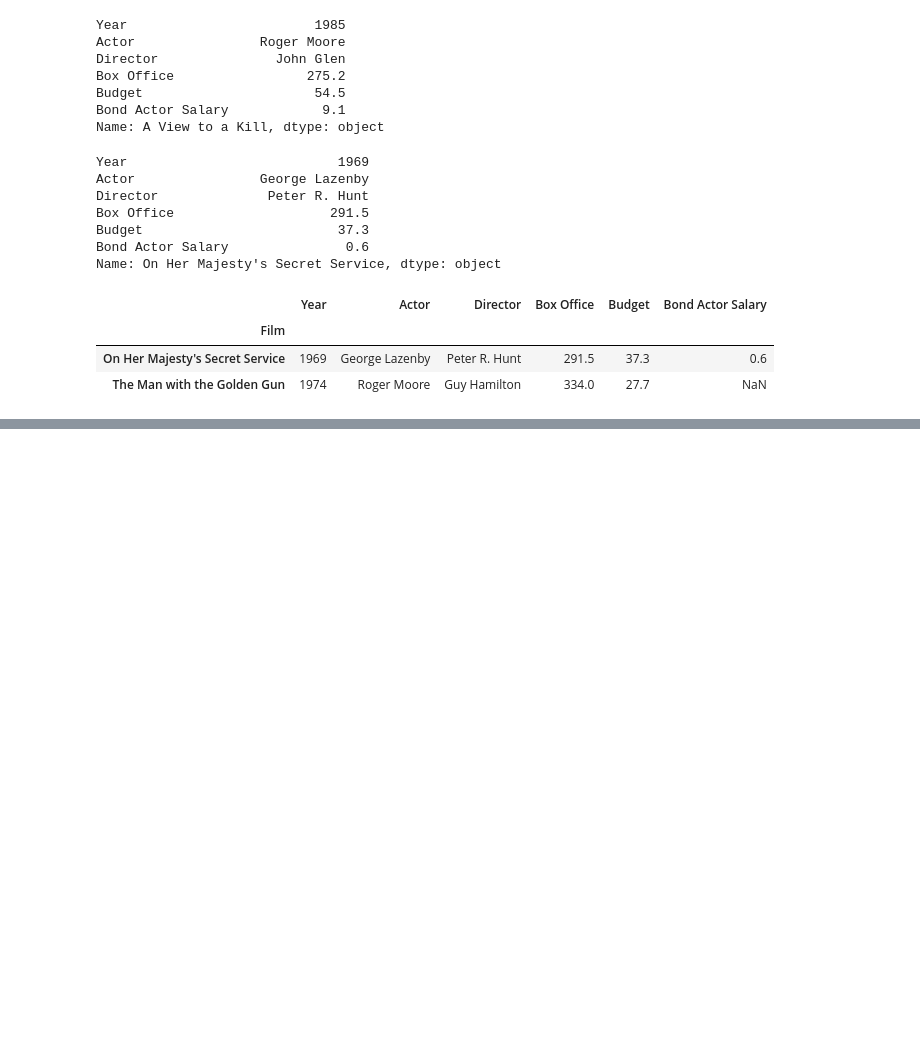
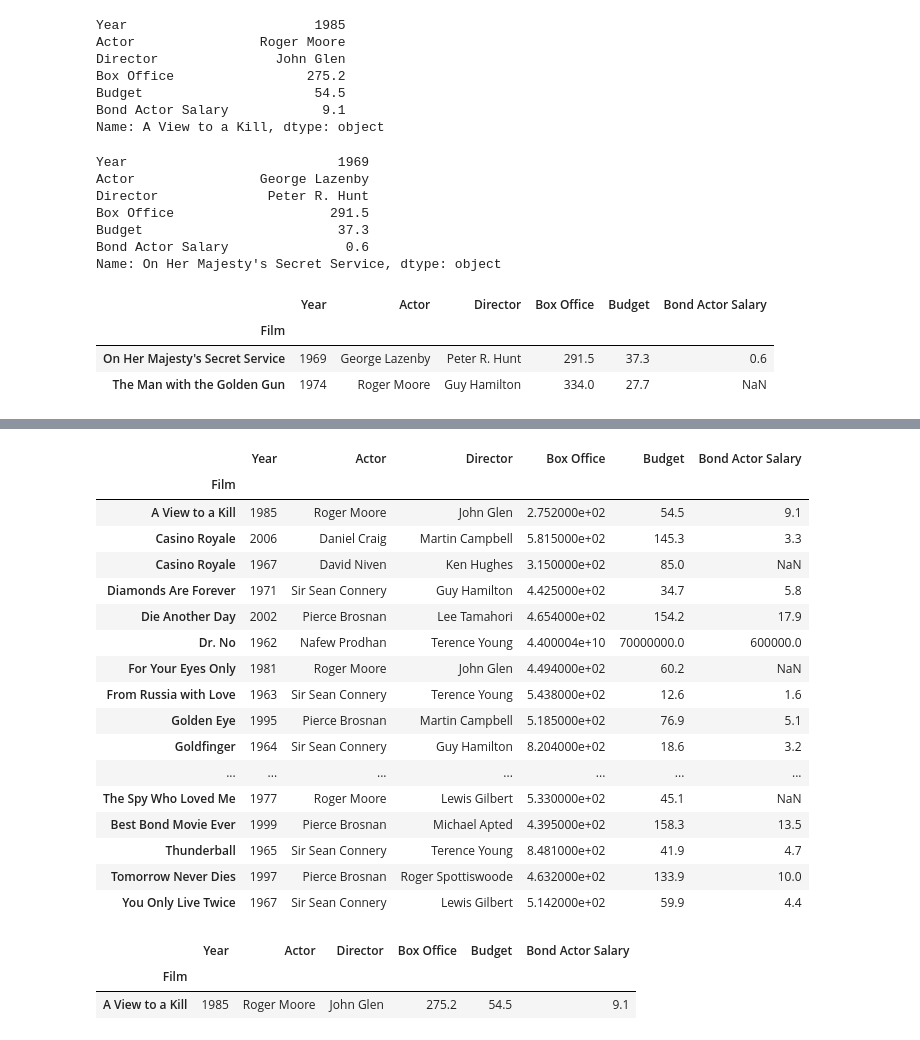
Before and after one commit to nafewprodhan/Course---Data-Analysis-with-Pandas-and-Python, a Jupyter notebook: 3_DataFrames3--DataExtraction.ipynb, the cells around one changed output, grey strips where cells are left out. Saved outputs shown, nothing was run; the diff lists cells and outputs as text; code cells hidden in the pictures; blank space fills up the shorter version.

```diff
--- a/3_DataFrames3--DataExtraction.ipynb
+++ b/3_DataFrames3--DataExtraction.ipynb
@@ -187,0 +376,35 @@ bond.iloc[:4]
+# %%
+bond.rename(mapper = {"GoldenEye": "Golden Eye",
+                     "The World Is Not Enough": "Best Bond Movie Ever"}, axis = 0)
+bond.rename(mapper = {"GoldenEye": "Golden Eye",
+                     "The World Is Not Enough": "Best Bond Movie Ever"}, axis = "rows")
+bond.rename(mapper = {"GoldenEye": "Golden Eye",
+                     "The World Is Not Enough": "Best Bond Movie Ever"}, axis = "index")
+bond.rename(index = {"GoldenEye": "Golden Eye",
+                     "The World Is Not Enough": "Best Bond Movie Ever"})
+# %% [output]
+|  | Year | Actor | Director | Box Office | Budget | Bond Actor Salary |
+| Film |  |  |  |  |  |  |
+| A View to a Kill | 1985 | Roger Moore | John Glen | 2.752000e+02 | 54.5 | 9.1 |
+| Casino Royale | 2006 | Daniel Craig | Martin Campbell | 5.815000e+02 | 145.3 | 3.3 |
+| Casino Royale | 1967 | David Niven | Ken Hughes | 3.150000e+02 | 85.0 | NaN |
+| Diamonds Are Forever | 1971 | Sir Sean Connery | Guy Hamilton | 4.425000e+02 | 34.7 | 5.8 |
+| Die Another Day | 2002 | Pierce Brosnan | Lee Tamahori | 4.654000e+02 | 154.2 | 17.9 |
+| Dr. No | 1962 | Nafew Prodhan | Terence Young | 4.400004e+10 | 70000000.0 | 600000.0 |
+| For Your Eyes Only | 1981 | Roger Moore | John Glen | 4.494000e+02 | 60.2 | NaN |
+| From Russia with Love | 1963 | Sir Sean Connery | Terence Young | 5.438000e+02 | 12.6 | 1.6 |
+| Golden Eye | 1995 | Pierce Brosnan | Martin Campbell | 5.185000e+02 | 76.9 | 5.1 |
+| Goldfinger | 1964 | Sir Sean Connery | Guy Hamilton | 8.204000e+02 | 18.6 | 3.2 |
+| ... | ... | ... | ... | ... | ... | ... |
+| The Spy Who Loved Me | 1977 | Roger Moore | Lewis Gilbert | 5.330000e+02 | 45.1 | NaN |
+| Best Bond Movie Ever | 1999 | Pierce Brosnan | Michael Apted | 4.395000e+02 | 158.3 | 13.5 |
+| Thunderball | 1965 | Sir Sean Connery | Terence Young | 8.481000e+02 | 41.9 | 4.7 |
+| Tomorrow Never Dies | 1997 | Pierce Brosnan | Roger Spottiswoode | 4.632000e+02 | 133.9 | 10.0 |
+| You Only Live Twice | 1967 | Sir Sean Connery | Lewis Gilbert | 5.142000e+02 | 59.9 | 4.4 |
+# %%
+# rename column
+bond.head(1)
+# %% [output]
+|  | Year | Actor | Director | Box Office | Budget | Bond Actor Salary |
+| Film |  |  |  |  |  |  |
+| A View to a Kill | 1985 | Roger Moore | John Glen | 275.2 | 54.5 | 9.1 |
```
Also changed, not shown: parts of 29 cells of this notebook.
